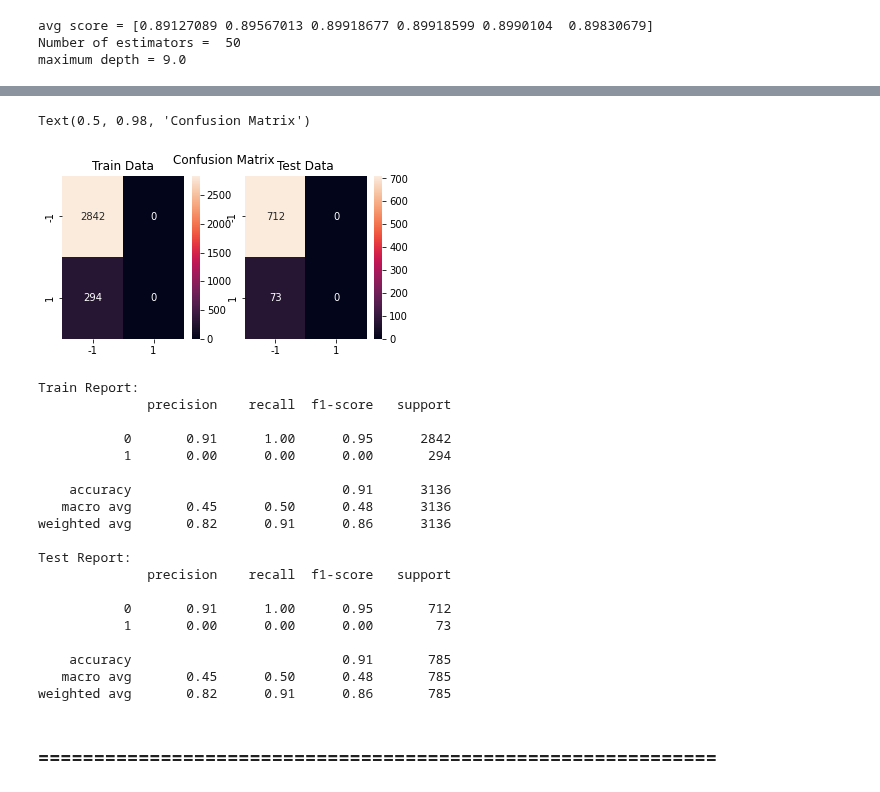
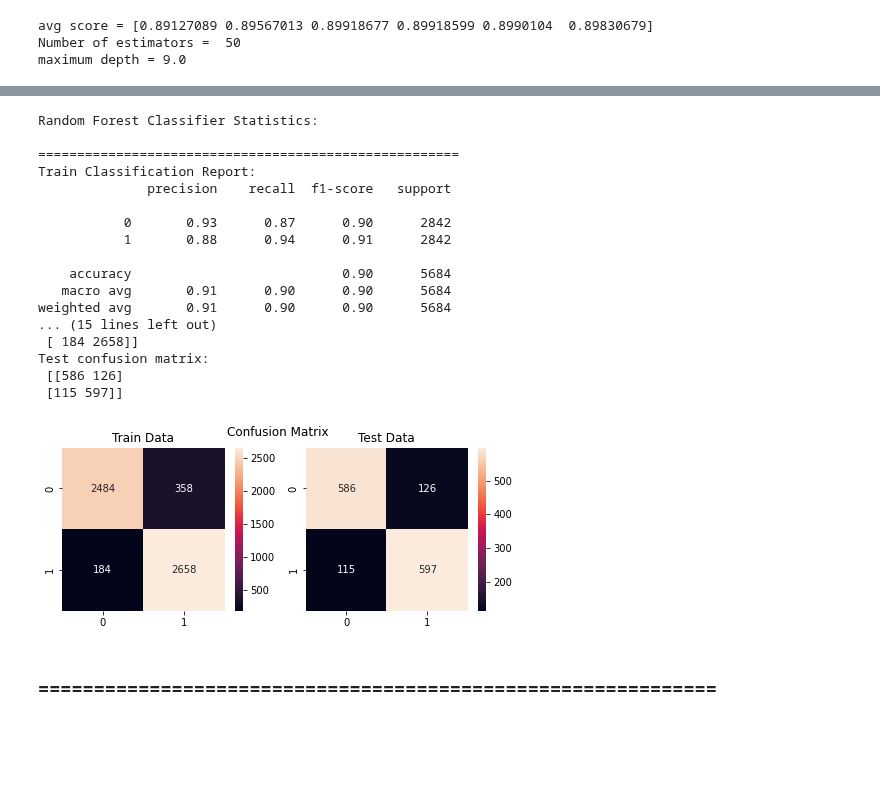
Before and after one commit to arvind-maurya/MachineLearning, a Jupyter notebook: Assignment/AIMLCEP_ARVIND_MAURYA_Q2.ipynb, the cells around one changed output, grey strips where cells are left out. Saved outputs shown, nothing was run; the diff lists cells and outputs as text; code cells hidden in the pictures; blank space fills up the shorter version.

```diff
--- a/Assignment/AIMLCEP_ARVIND_MAURYA_Q2.ipynb
+++ b/Assignment/AIMLCEP_ARVIND_MAURYA_Q2.ipynb
@@ -909,7 +909,7 @@ for n_estimate in estimators:
   # print (avg_score)
   for depth in max_depth:
     clf_rf = RandomForestClassifier(n_estimators = n_estimate,max_depth = depth,  random_state=0)
-    scores = cross_val_score(clf_rf, X_train, y_train, cv=cv_k)
+    scores = cross_val_score(clf_rf, X_train, y_train.ravel(), cv=cv_k)
     # print ('scores',scores)
     avg_score[np.where(max_depth==depth)] = np.mean(scores)
 
@@ -929,7 +929,7 @@ avg_score = np.zeros(len(estimators))
 for n_estimate in estimators:
     depth = best_depth[n_estimate]
     clf_rf = RandomForestClassifier(n_estimators = n_estimate,max_depth = depth,  random_state=0)
-    scores = cross_val_score(clf_rf, X_train, y_train, cv=cv_k)
+    scores = cross_val_score(clf_rf, X_train, y_train.ravel(), cv=cv_k)
     avg_score[estimators.index(n_estimate)] = np.mean(scores)
 
 print ('avg score =',avg_score)
@@ -1009,50 +997,26 @@ print(cm_rf_train)
-# %%
-#Plotting the confusion matrix for better interpretation
-import seaborn as sns
-import matplotlib.pyplot as plt
-fig, axes = plt.subplots(ncols=2, figsize=(6, 3))
-ax1, ax2 = axes
-sns.heatmap(cm_rf_train, annot=True, fmt='g', ax=ax1)
-sns.heatmap(cm_rf_test, annot=True, fmt='g', ax=ax2)
-ax1.set_title('Train Data')
-ax1.xaxis.set_ticklabels(['-1', '1'])
-ax1.yaxis.set_ticklabels(['-1', '1'])
-ax2.set_title('Test Data')
-ax2.xaxis.set_ticklabels(['-1', '1'])
-ax2.yaxis.set_ticklabels(['-1', '1'])
-fig.suptitle('Confusion Matrix')
-# %% [output]
-Text(0.5, 0.98, 'Confusion Matrix')
-[figure, removed]
-# %%
-#Classification Report
-from sklearn.metrics import classification_report
-train_cr_rf = classification_report(y_train, train_y_predicted)
-print("Train Report:")
-print(train_cr_rf)
-test_cr_rf = classification_report(y_test, test_y_predicted)
-print("Test Report:")
-print(test_cr_rf)
-# %% [output]
-Train Report:
-              precision    recall  f1-score   support
-
-           0       0.91      1.00      0.95      2842
-           1       0.00      0.00      0.00       294
-
-    accuracy                           0.91      3136
-   macro avg       0.45      0.50      0.48      3136
-weighted avg       0.82      0.91      0.86      3136
-
-Test Report:
-              precision    recall  f1-score   support
-
-           0       0.91      1.00      0.95       712
-           1       0.00      0.00      0.00        73
-
-    accuracy                           0.91       785
-   macro avg       0.45      0.50      0.48       785
-weighted avg       0.82      0.91      0.86       785
+# %%
+print('Random Forest Classifier Statistics:\n')
+print_classification_report(y_train,train_y_predicted,y_test,test_y_predicted)
+plot_confusion_matrix(y_train,train_y_predicted,y_test,test_y_predicted)
+# %% [output]
+Random Forest Classifier Statistics:
+
+======================================================
+Train Classification Report:
+              precision    recall  f1-score   support
+
+           0       0.93      0.87      0.90      2842
+           1       0.88      0.94      0.91      2842
+
+    accuracy                           0.90      5684
+   macro avg       0.91      0.90      0.90      5684
+weighted avg       0.91      0.90      0.90      5684
+... (15 lines left out)
+ [ 184 2658]]
+Test confusion matrix:
+ [[586 126]
+ [115 597]]
+[figure, added]
 # %% [markdown]
 ### **=============================================================**
 # %% [markdown]
```
Also changed, not shown: parts of 4 cells of this notebook.
